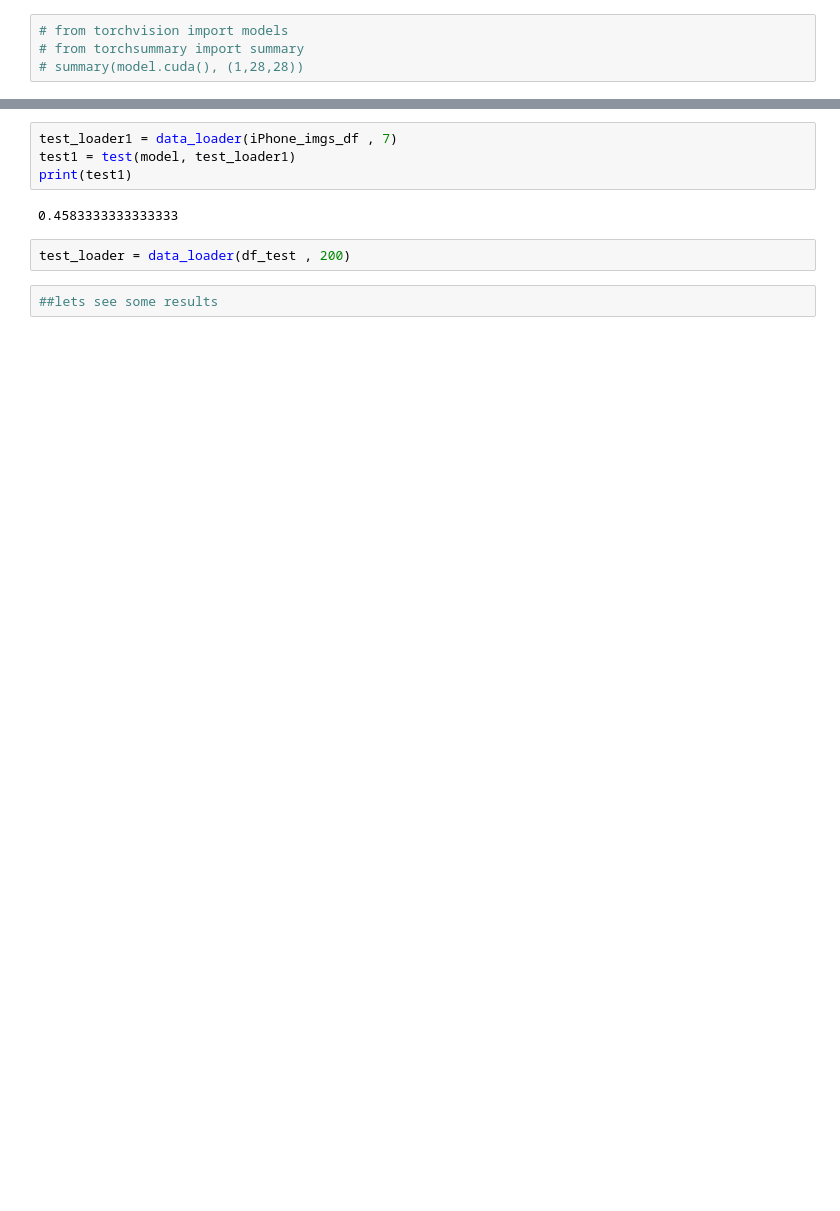
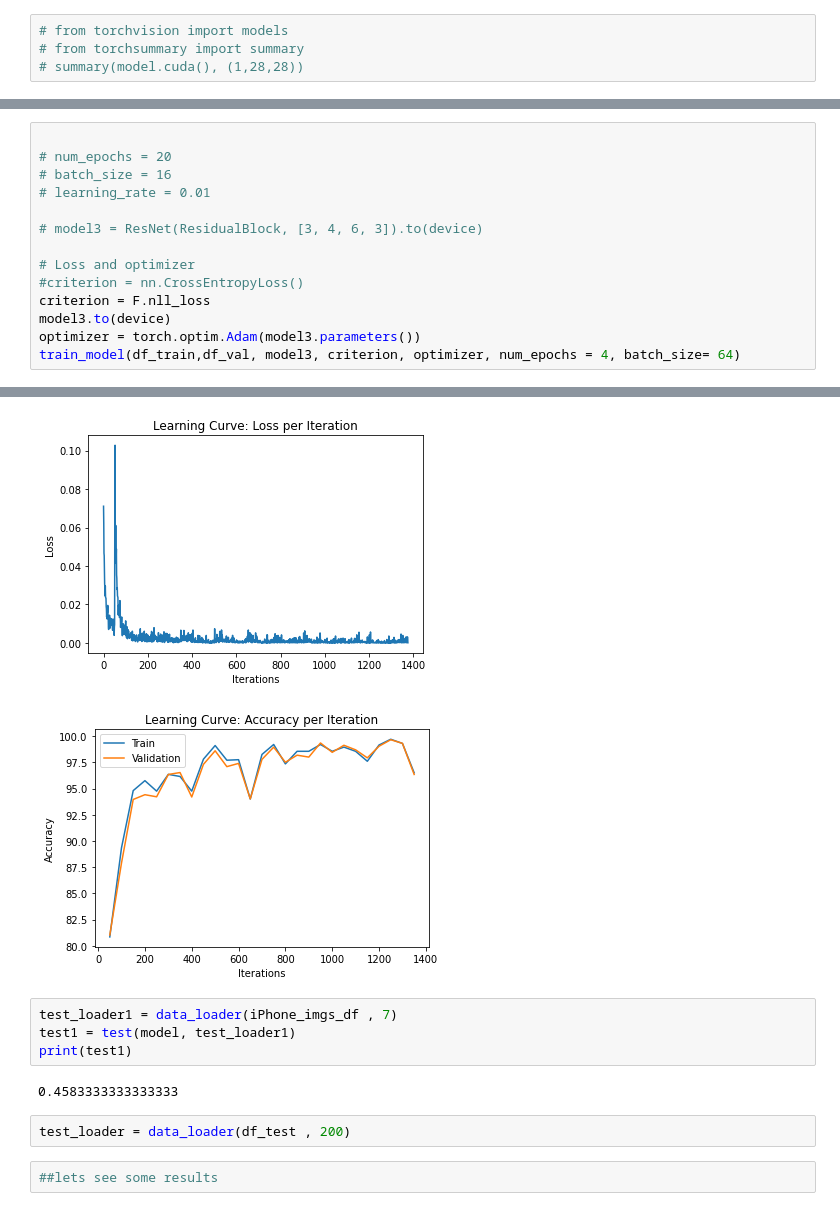
Before and after one commit to RonBartov/american-sign-language-image-classification, a Jupyter notebook: Final_Project_ASL_Classification.ipynb, the cells around one changed output, grey strips where cells are left out. Cells and saved outputs as stored; diff of their text form; blank space fills up the shorter version.

```diff
--- a/Final_Project_ASL_Classification.ipynb
+++ b/Final_Project_ASL_Classification.ipynb
@@ -780,0 +855,15 @@ plot_learning_curve(iters, losses, iters_sub, train_accs, val_accs)
+# %%
+
+# num_epochs = 20
+# batch_size = 16
+# learning_rate = 0.01
+
+# model3 = ResNet(ResidualBlock, [3, 4, 6, 3]).to(device)
+
+# Loss and optimizer
+#criterion = nn.CrossEntropyLoss()
+criterion = F.nll_loss
+model3.to(device)
+optimizer = torch.optim.Adam(model3.parameters())
+train_model(df_train,df_val, model3, criterion, optimizer, num_epochs = 4, batch_size= 64)
+# %% [output]
@@ -781,3 +887,5 @@ plot_learning_curve(iters, losses, iters_sub, train_accs, val_accs)
+[figure, added]
+[figure, added]
 # %%
 test_loader1 = data_loader(iPhone_imgs_df , 7)
 test1 = test(model, test_loader1)
```
Also changed, not shown: parts of 20 cells of this notebook.
